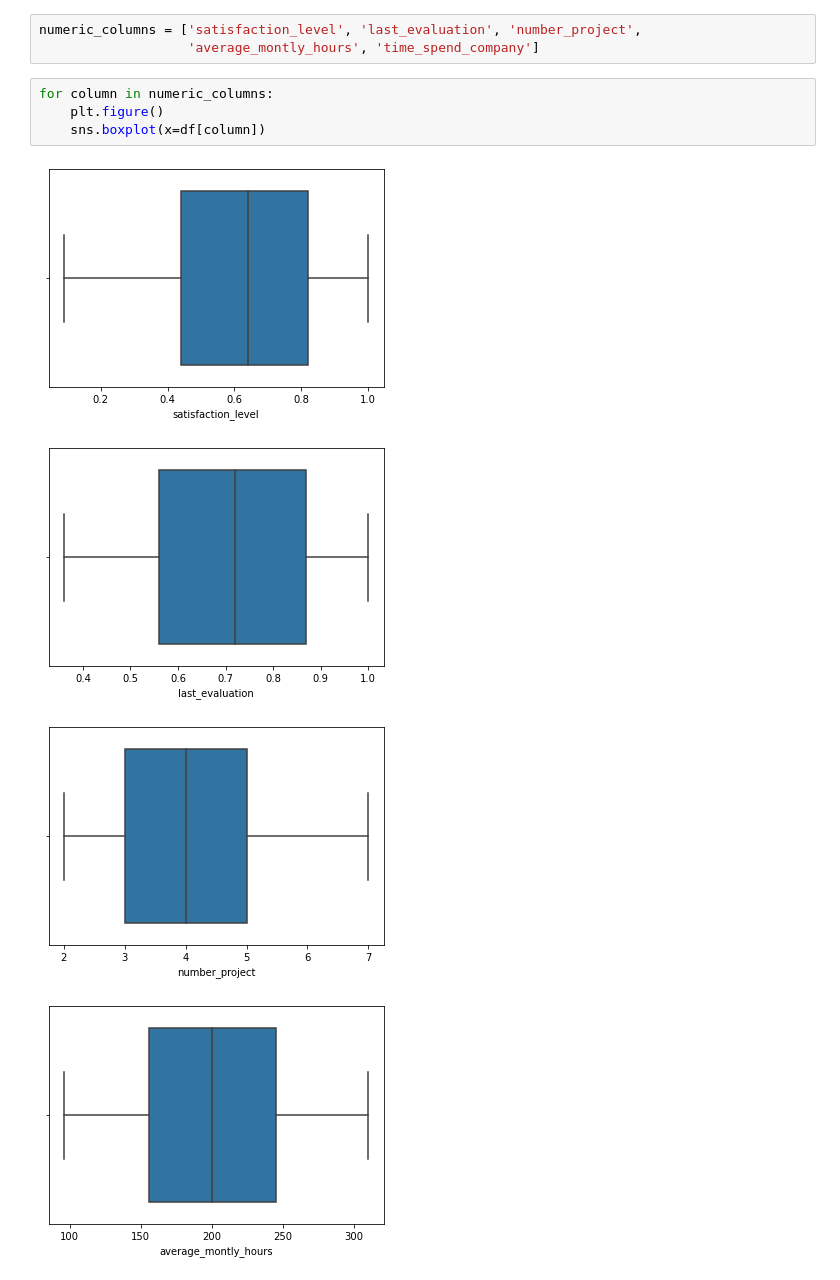
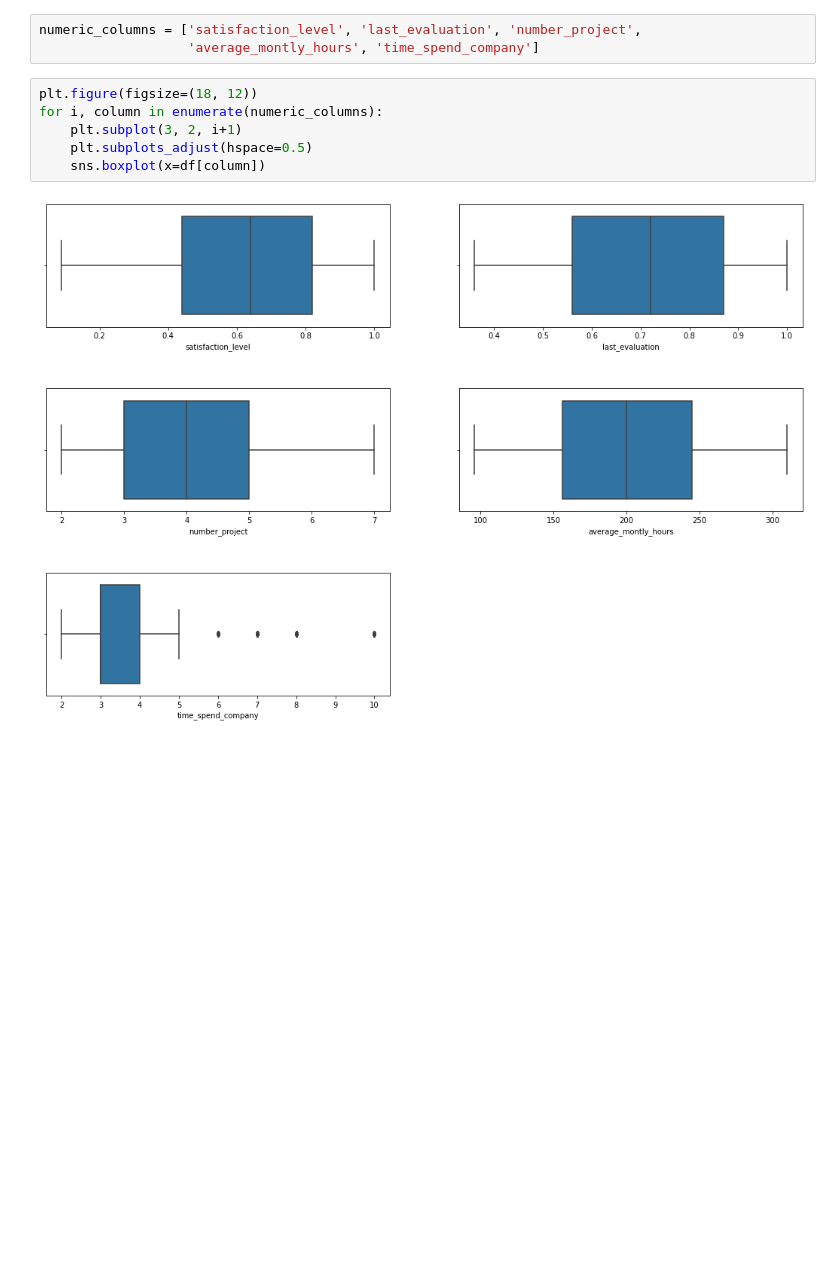
Before and after one commit to kresdev/DicodingMLExpert, a Jupyter notebook: PredictiveAnalytics/HR Turn Over Analytics.ipynb, the cells around one changed output. Cells and saved outputs as stored; diff of their text form; blank space fills up the shorter version.

```diff
--- a/PredictiveAnalytics/HR Turn Over Analytics.ipynb
+++ b/PredictiveAnalytics/HR Turn Over Analytics.ipynb
@@ -98,11 +100,10 @@ Sehingga hanya data tersebut saja yang akan dilakukan pengecekan
 numeric_columns = ['satisfaction_level', 'last_evaluation', 'number_project',
                    'average_montly_hours', 'time_spend_company']
 # %%
-for column in numeric_columns:
-    plt.figure()
+plt.figure(figsize=(18, 12))
+for i, column in enumerate(numeric_columns):
+    plt.subplot(3, 2, i+1)
+    plt.subplots_adjust(hspace=0.5)
     sns.boxplot(x=df[column])
 # %% [output]
-[figure, old version]
+[figure, new version]
-[figure, removed]
-[figure, removed]
-[figure, removed]
```
Also changed, not shown: parts of 81 cells of this notebook.
